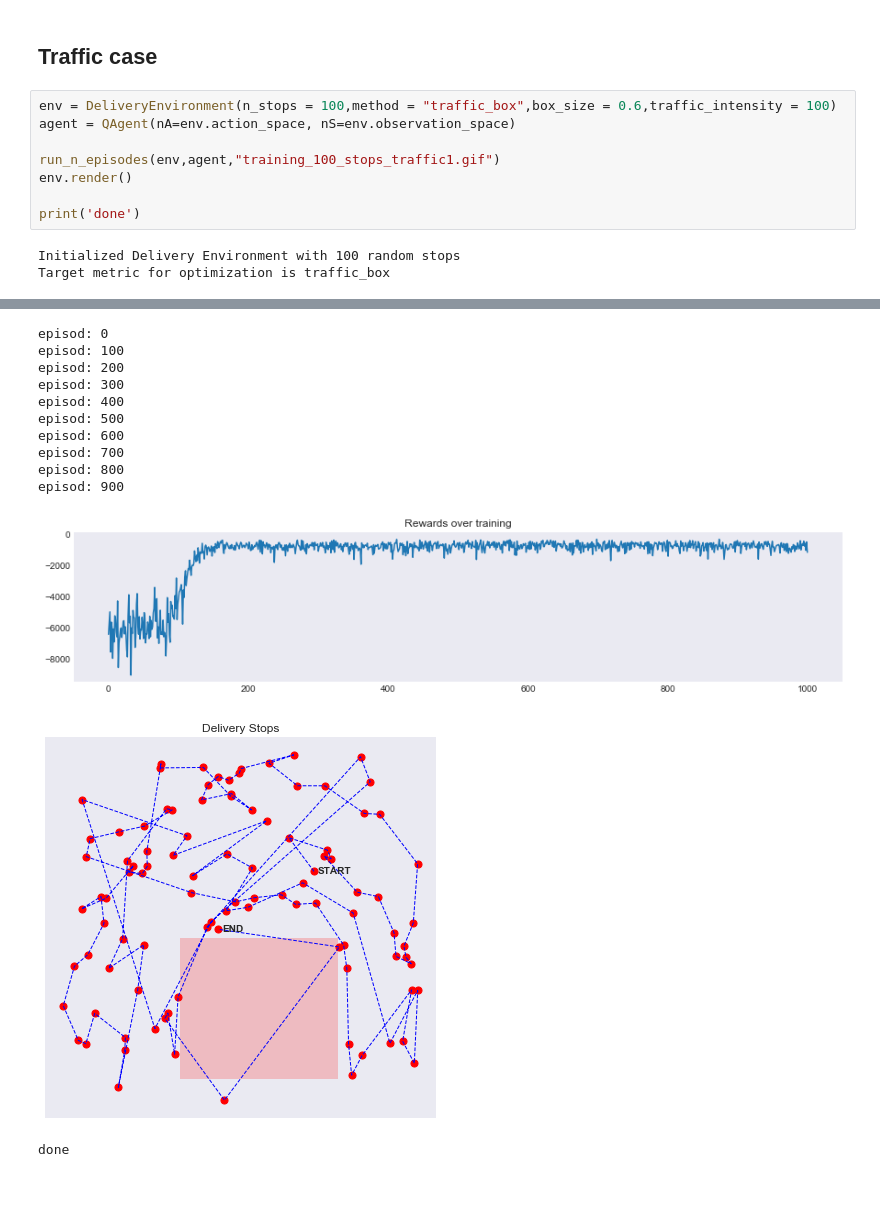
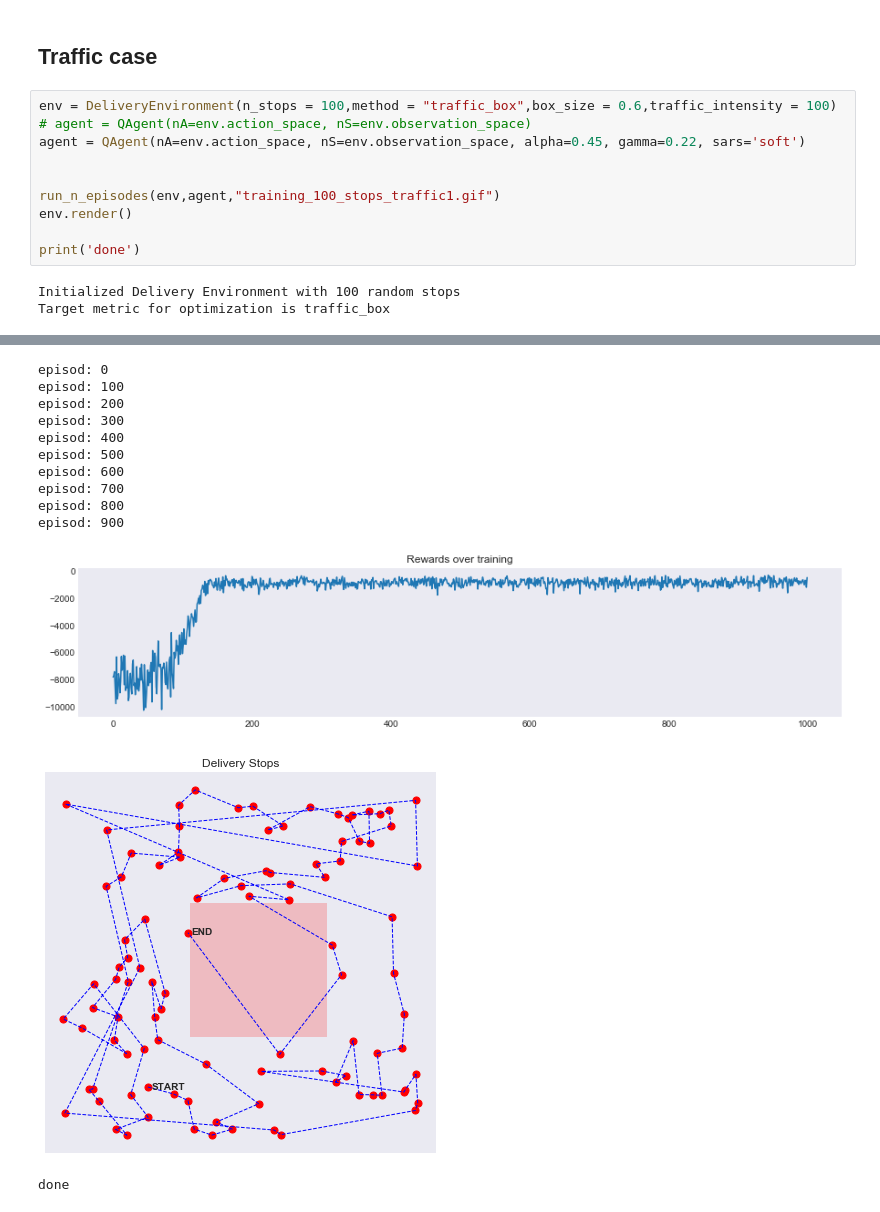
Before and after one commit to p-neq-np/reinforcement-learning, a Jupyter notebook: Delivery_Optimization/Optimizing delivery with Reinforcement Learning.ipynb, the cells around one changed output, grey strips where cells are left out. Saved outputs shown, nothing was run; the diff lists cells and outputs as text.

```diff
--- a/Delivery_Optimization/Optimizing delivery with Reinforcement Learning.ipynb
+++ b/Delivery_Optimization/Optimizing delivery with Reinforcement Learning.ipynb
@@ -67,27 +69,29 @@ done
 ## Traffic case
 # %%
 env = DeliveryEnvironment(n_stops = 100,method = "traffic_box",box_size = 0.6,traffic_intensity = 100)
-agent = QAgent(nA=env.action_space, nS=env.observation_space)
+# agent = QAgent(nA=env.action_space, nS=env.observation_space)
+agent = QAgent(nA=env.action_space, nS=env.observation_space, alpha=0.45, gamma=0.22, sars='soft')
+
 
 run_n_episodes(env,agent,"training_100_stops_traffic1.gif")
 env.render()
 
 print('done')
 # %% [output]
 Initialized Delivery Environment with 100 random stops
 Target metric for optimization is traffic_box
 [interactive output not drawn]
 episod: 0
 episod: 100
 episod: 200
 episod: 300
 episod: 400
 episod: 500
 episod: 600
 episod: 700
 episod: 800
 episod: 900
-[figure, old version]
+[figure, new version]
-[figure, old version]
+[figure, new version]
 done
 # %%
```
Also changed, not shown: parts of 3 cells of this notebook, 5 other files.
